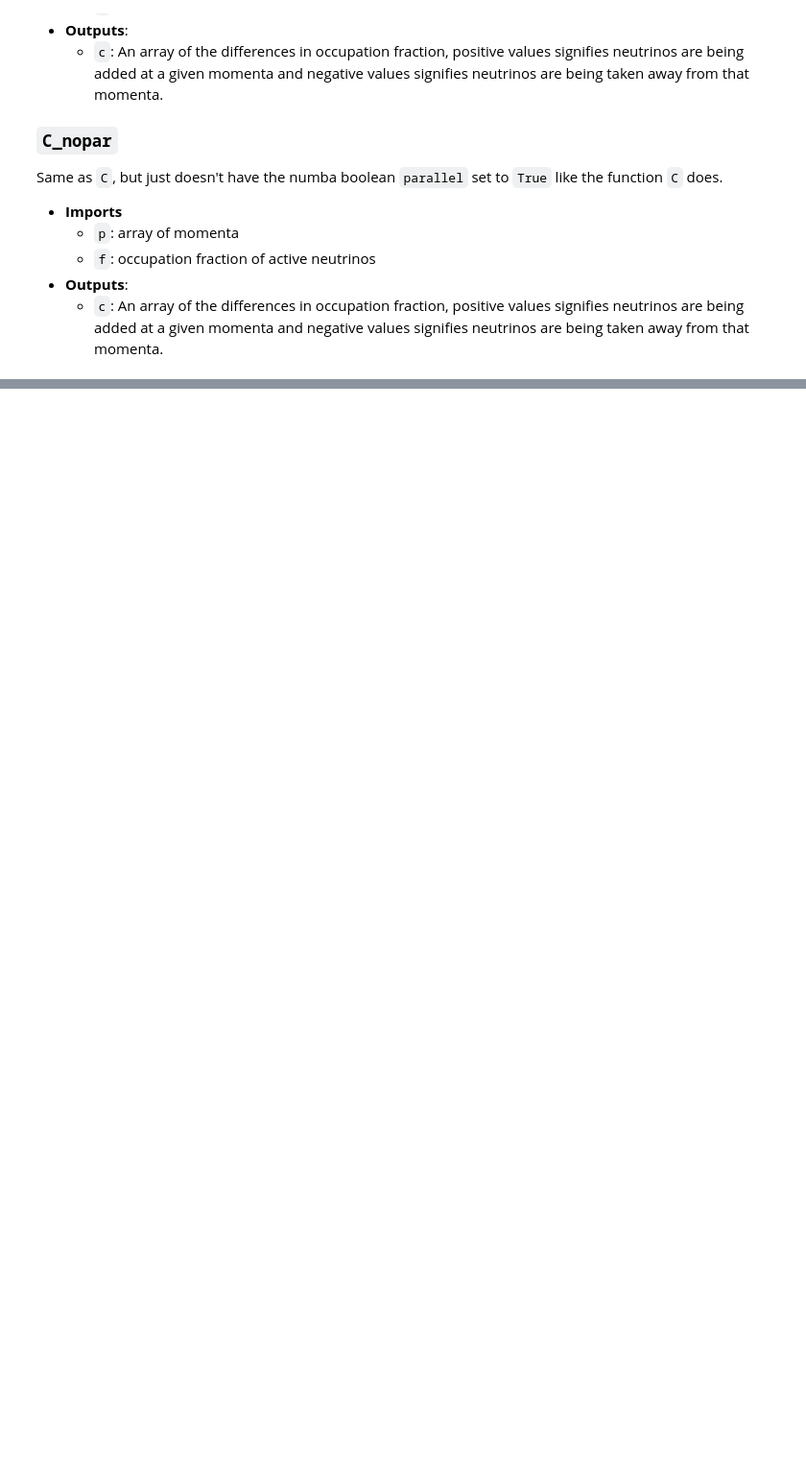
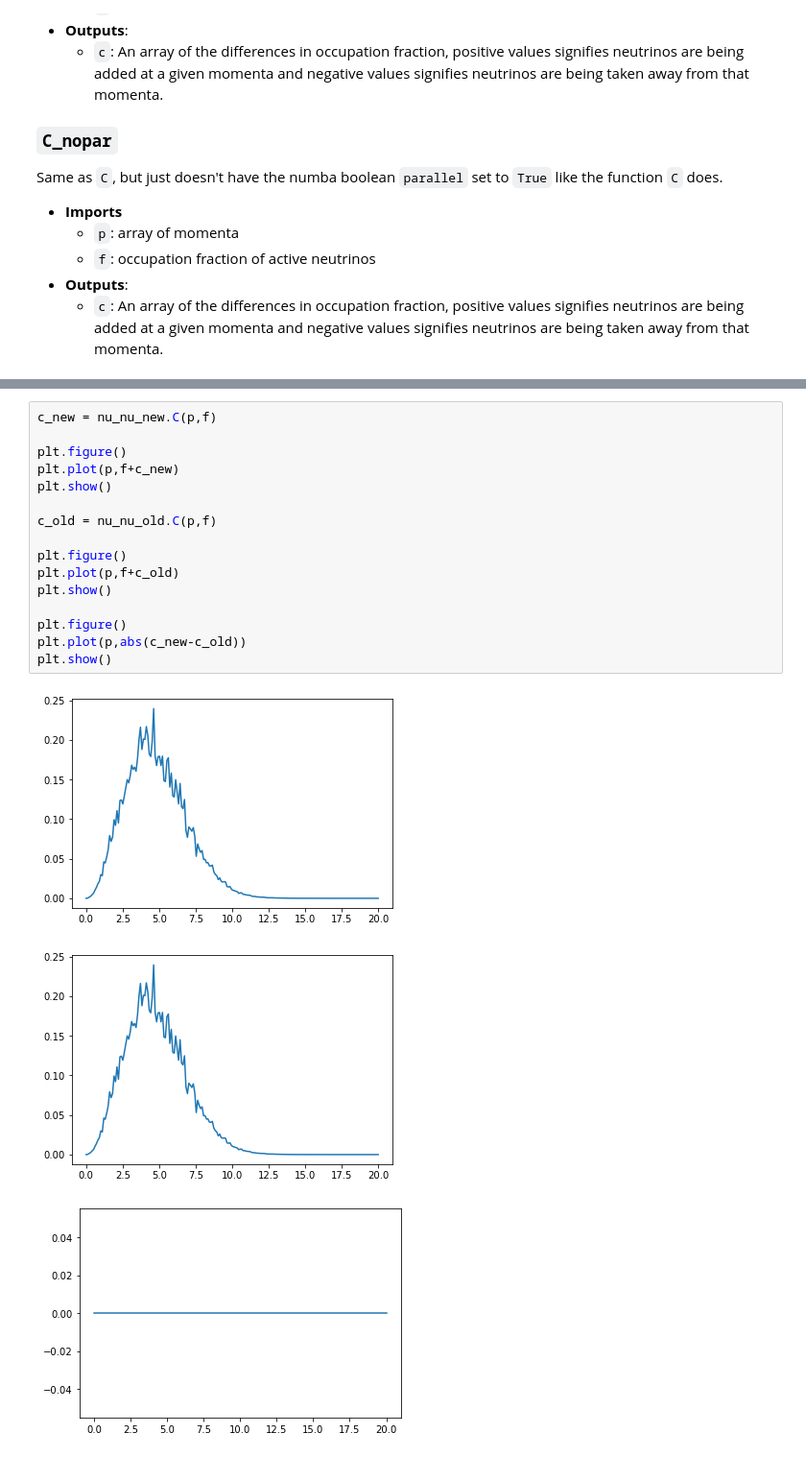
Before and after one commit to hannahrasmussen/nu_nu_coll, a Jupyter notebook: README.ipynb, the cells around one changed output, grey strips where cells are left out. Shown: that part at 96% size. Cells and saved outputs as stored; diff of their text form; blank space fills up the shorter version.

```diff
--- a/README.ipynb
+++ b/README.ipynb
@@ -300,0 +325,20 @@ Same as ``C``, but just doesn't have the numba boolean ``parallel`` set to ``Tru
+# %%
+c_new = nu_nu_new.C(p,f)
+
+plt.figure()
+plt.plot(p,f+c_new)
+plt.show()
+
+c_old = nu_nu_old.C(p,f)
+
+plt.figure()
+plt.plot(p,f+c_old)
+plt.show()
+
+plt.figure()
+plt.plot(p,abs(c_new-c_old))
+plt.show()
+# %% [output]
+[figure, added]
+[figure, added]
+[figure, added]
```
Also changed, not shown: parts of 2 cells of this notebook.
